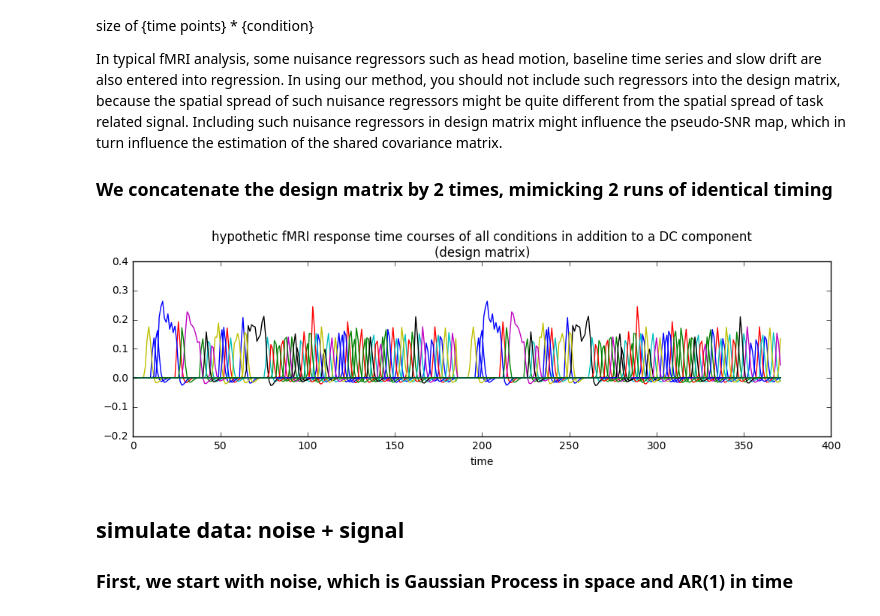
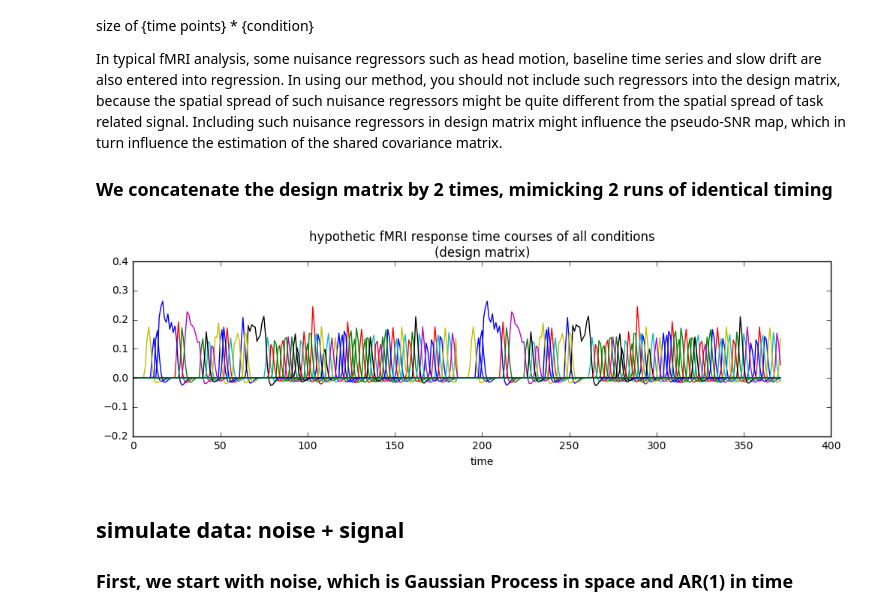
Before and after one commit to brainiak/brainiak, a Jupyter notebook: examples/reprsimil/brsa_representational_similarity_estimate_example.ipynb, the cells around one changed output. Drawn from its saved outputs; the diff is of its cells as text; code cells hidden in the pictures.

```diff
--- a/examples/reprsimil/brsa_representational_similarity_estimate_example.ipynb
+++ b/examples/reprsimil/brsa_representational_similarity_estimate_example.ipynb
@@ -39,35 +40,35 @@ In typical fMRI analysis, some nuisance regressors such as head motion, baseline
 design = utils.ReadDesign(fname="example_design.1D")
 
 n_run = 2
 design.n_TR = design.n_TR * n_run
 design.design_task = np.tile(design.design_task[:,:-1],
                              [n_run, 1])
 # The last "condition" in design matrix
 # codes for trials subjects made and error.
 # We ignore it here.
 
 
 fig = plt.figure(num=None, figsize=(12, 3),
                  dpi=150, facecolor='w', edgecolor='k')
 plt.plot(design.design_task)
 plt.ylim([-0.2, 0.4])
 plt.title('hypothetic fMRI response time courses '
-          'of all conditions in addition to a DC component\n'
+          'of all conditions\n'
          '(design matrix)')
 plt.xlabel('time')
 plt.show()
 
 n_C = np.size(design.design_task, axis=1)
 # The total number of conditions.
 ROI_edge = 30
 # We simulate "ROI" of a square shape
 n_V = ROI_edge**2
 # The total number of simulated voxels
 n_T = design.n_TR
 # The total number of time points,
 # after concatenating all fMRI runs
 # %% [output]
-[figure, old version]
+[figure, new version]
 # %% [markdown]
 ## simulate data: noise + signal
 ### First, we start with noise, which is Gaussian Process in space and AR(1) in time
```
Also changed, not shown: parts of 13 cells of this notebook, 1 other file.
